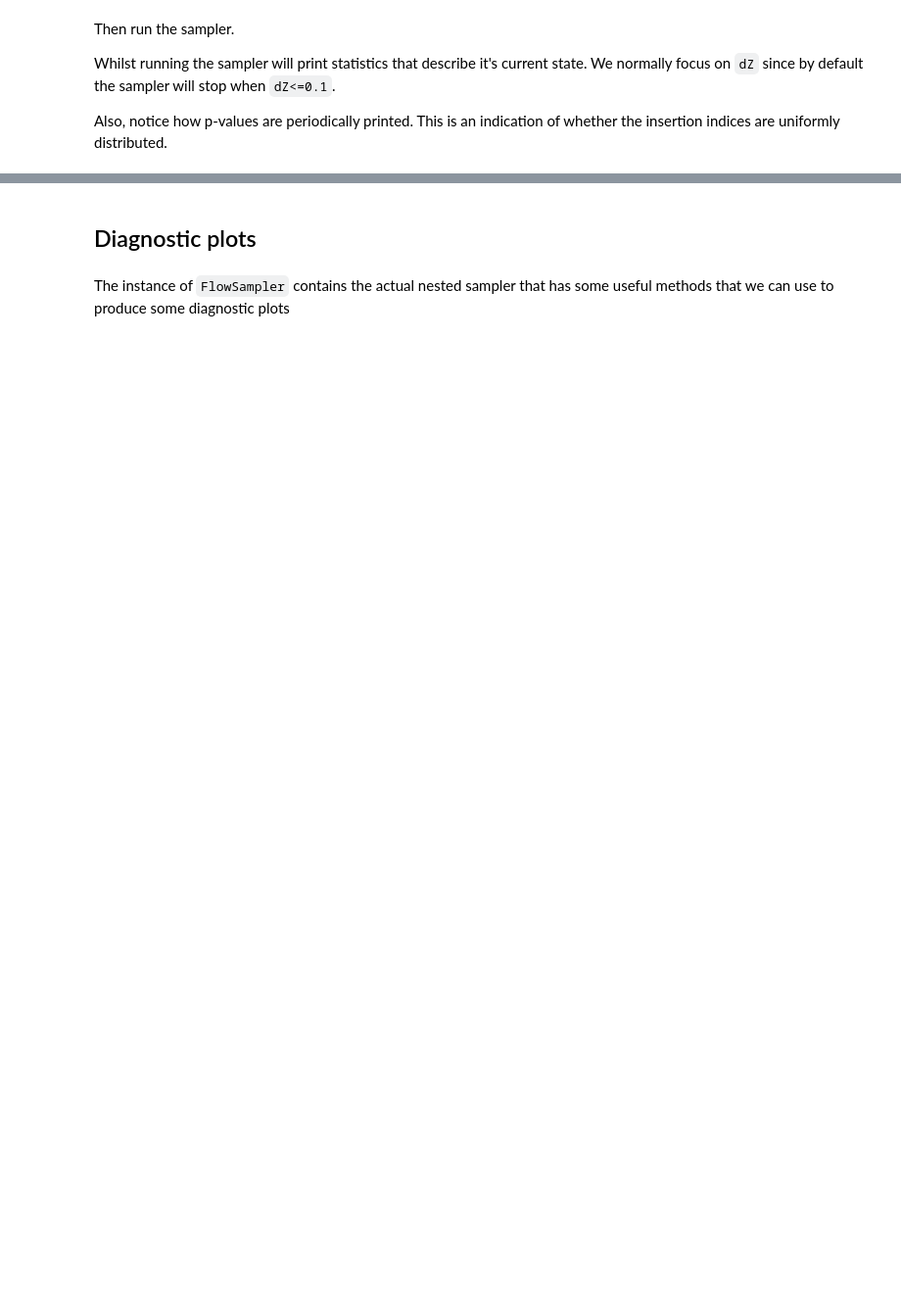
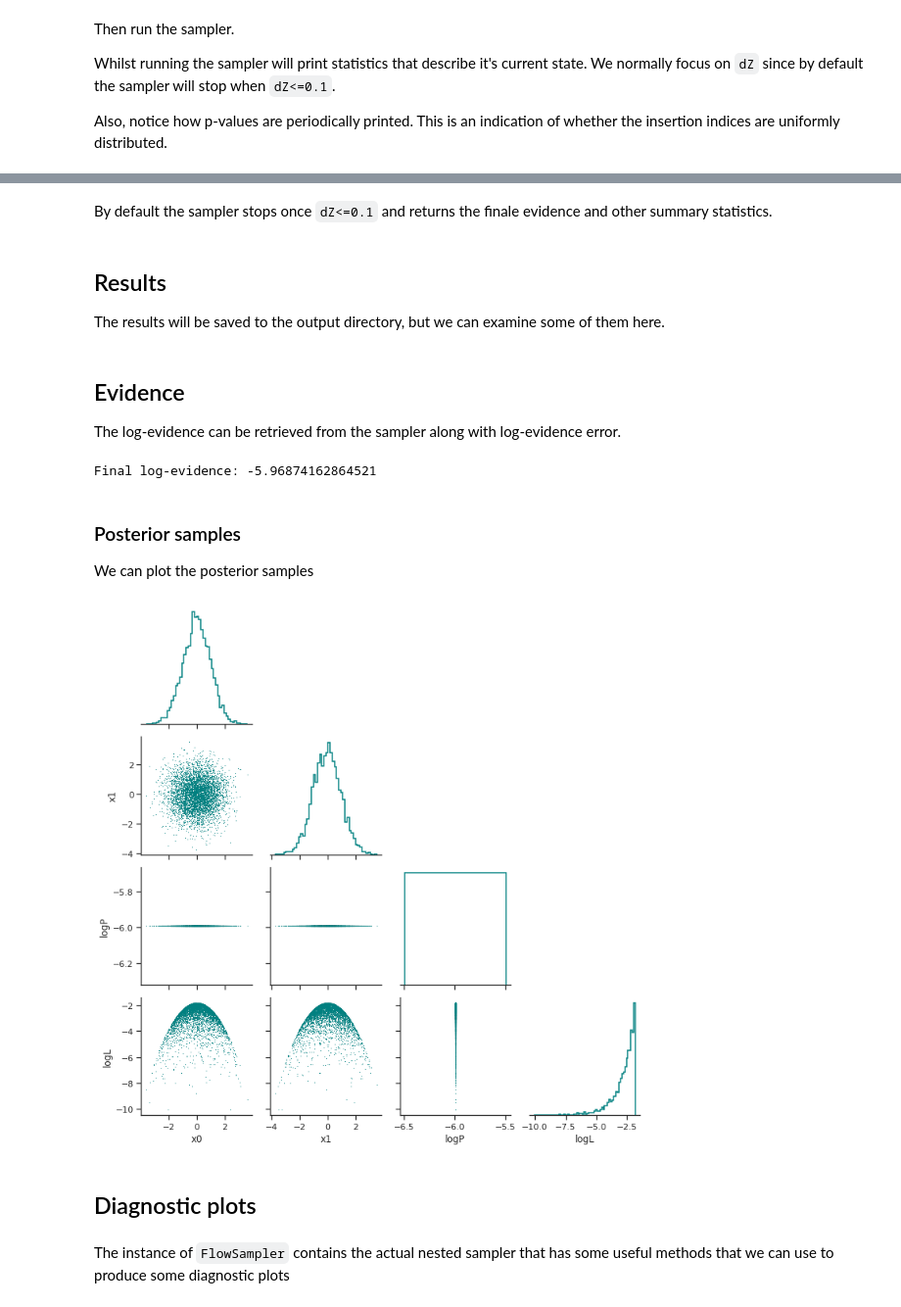
Before and after one commit to mj-will/nessai-binder-example, a Jupyter notebook: nessai_example.ipynb, the cells around one changed output, grey strips where cells are left out. Shown at 98% size. Cells and saved outputs as stored; diff of their text form; code cells hidden in the pictures; blank space fills up the shorter version.

```diff
--- a/nessai_example.ipynb
+++ b/nessai_example.ipynb
@@ -50,16 +51,18 @@ class GaussianModel(Model):
         Returns log of prior given a live point assuming uniforn
         priors on each parameter.
 
-        Also checks the points are within the prior bounds.
+        Should also checks if the points are within the prior bounds.
         """
-        log_p = 0.
+        # Check the values are within the prior bounds.
+        # Since we use the log prior we take the log of outputs
+        # This will return 0 if the point is in bounds and -inf if it
+        # is outside the bounds.
+        log_p = np.log(self.in_bounds(x))
         # Iterate through each parameter (x and y)
         # Since the live points are a structured array we can
         # get each value using just the name
         for n in self.names:
-            log_p += (np.log((x[n] >= self.bounds[n][0])
-                             & (x[n] <= self.bounds[n][1]))
-                      - np.log(self.bounds[n][1] - self.bounds[n][0]))
+            log_p -= (np.log(self.bounds[n][1] - self.bounds[n][0]))
         return log_p
 
     def log_likelihood(self, x):
@@ -67,7 +70,7 @@ class GaussianModel(Model):
         Returns log likelihood of given live point assuming a Gaussian
         likelihood.
         """
-        log_l = 0
+        log_l = np.zeros(x.size)
         # Use a Guassian logpdf and iterate through the parameters
         for n in self.names:
             log_l += norm.logpdf(x[n])
@@ -84,10 +89,9 @@ the flow itself (neurons, number of trasformations, etc.)
 # %%
 flow_config = dict(
-    max_epochs=50,
-    patience=10,
+    batch_size=1000,   # Use a batchsize of 1000
     model_config=dict(
         n_blocks=2,    # Use two transforms
-        n_layers=1,    # Use 1 layer in the NN in each transform
+        n_layers=2,    # Use 1 layer in the NN in each transform
         n_neurons=4,   # Use 4 neurons per layer
     )
 )
@@ -100,7 +104,6 @@ fs = FlowSampler(
     GaussianModel(),           # The model
     output=output,             # Output directory
     nlive=2000,                # Number of live points
-    maximum_uninformed=2000,   # Maximum number of iterations before the flow is trained
     flow_config=flow_config,   # Configuration for the flow
     resume=False,              # Don't resume the previous run
     seed=170817                  # Set a random seed, this also seeds `torch`
@@ -127,3 +139,25 @@ fs.run()
+# %% [markdown]
+By default the sampler stops once `dZ<=0.1` and returns the finale evidence and other summary statistics.
+# %% [markdown]
+## Results
+
+The results will be saved to the output directory, but we can examine some of them here.
+# %% [markdown]
+## Evidence
+
+The log-evidence can be retrieved from the sampler along with log-evidence error.
+# %%
+print(f'Final log-evidence: {fs.logZ}')
+# %% [output]
+Final log-evidence: -5.96874162864521
+# %% [markdown]
+### Posterior samples
+
+We can plot the posterior samples
+# %%
+fig = plot_live_points(fs.posterior_samples)
+# %% [output]
+[figure, added]
 # %% [markdown]
 ## Diagnostic plots
 # %% [markdown]
```
Also changed, not shown: parts of 12 cells of this notebook.
